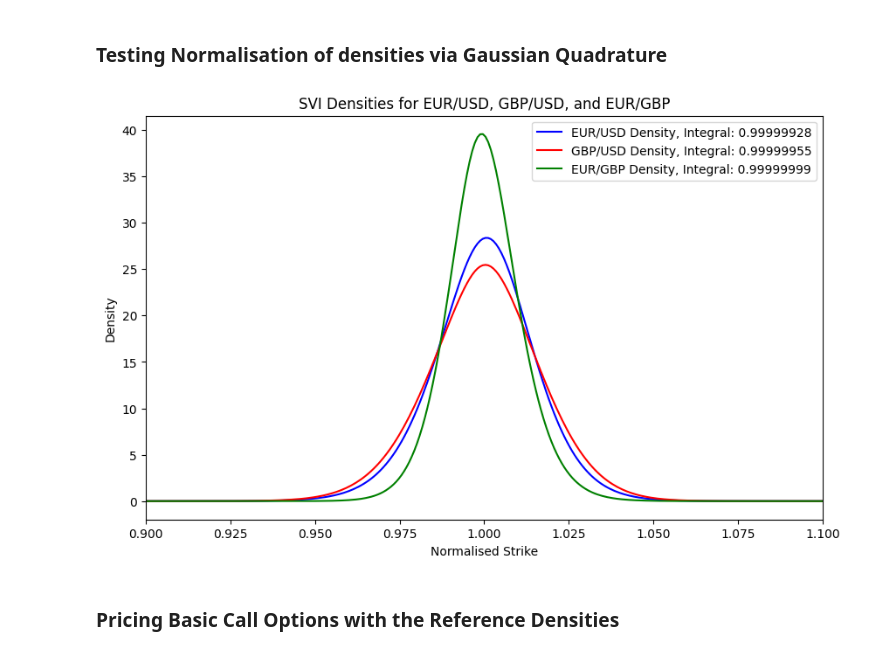
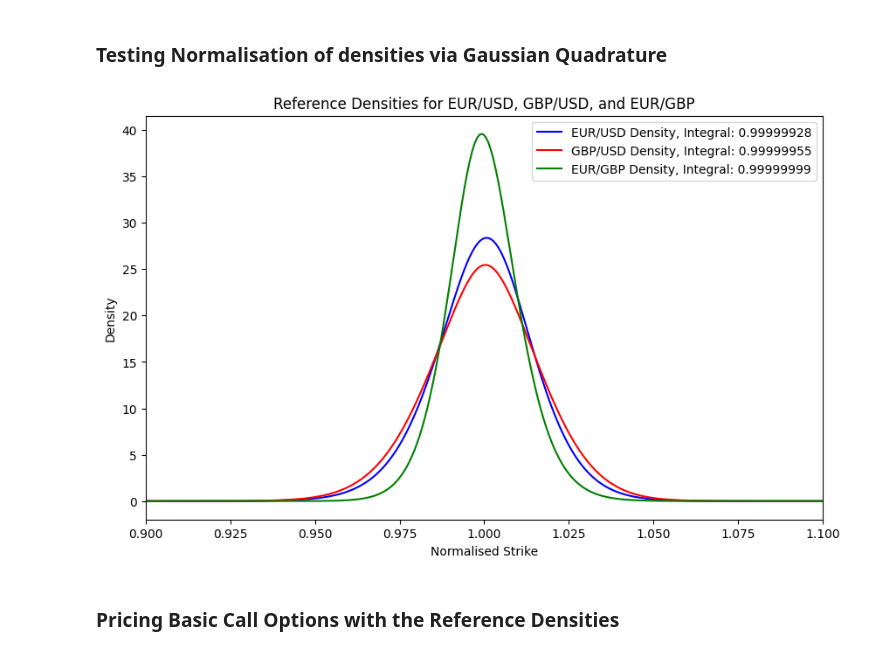
Before and after one commit to AustinQuant/DenseSmiles, a Jupyter notebook: part2.ipynb, the cells around one changed output. Cells and saved outputs as stored; diff of their text form; code cells hidden in the pictures.

```diff
--- a/part2.ipynb
+++ b/part2.ipynb
@@ -213,29 +209,29 @@ def mu_Z(zvar):
 # %%
 quadPoints = 400
 [u, w] = np.polynomial.legendre.leggauss(quadPoints)
 a = 0.9
 b = 1.1
 quadgrid = 0.5*(b-a)*u + 0.5*(a+b)
 quadweights = 0.5*(b-a)*w
 
 integral_X = np.sum(mu_X(quadgrid) * quadweights)
 integral_Y = np.sum(mu_Y(quadgrid) * quadweights)
 integral_Z = np.sum(mu_Z(quadgrid) * quadweights)
 
 #plot mu_X. Y  Z densities with integral values of annotated
 fig, ax = plt.subplots(figsize=(10, 6))
 ax.plot(quadgrid, mu_X(quadgrid), label='EUR/USD Density, Integral: '+str(round(integral_X,8)), color='blue')
 ax.plot(quadgrid, mu_Y(quadgrid), label='GBP/USD Density, Integral: '+str(round(integral_Y,8)), color='red')
 ax.plot(quadgrid, mu_Z(quadgrid), label='EUR/GBP Density, Integral: '+str(round(integral_Z,8)), color='green')
 
 ax.set_xlim(0.9, 1.1)
-ax.set_title('SVI Densities for EUR/USD, GBP/USD, and EUR/GBP')
+ax.set_title('Reference Densities for EUR/USD, GBP/USD, and EUR/GBP')
 ax.set_xlabel('Normalised Strike')
 ax.set_ylabel('Density')
 ax.legend()
 plt.show()
 # %% [output]
-[figure, old version]
+[figure, new version]
 # %% [markdown]
 ### Pricing Basic Call Options with the Reference Densities
 # %% [markdown]
```
Also changed, not shown: parts of 2 cells of this notebook.
